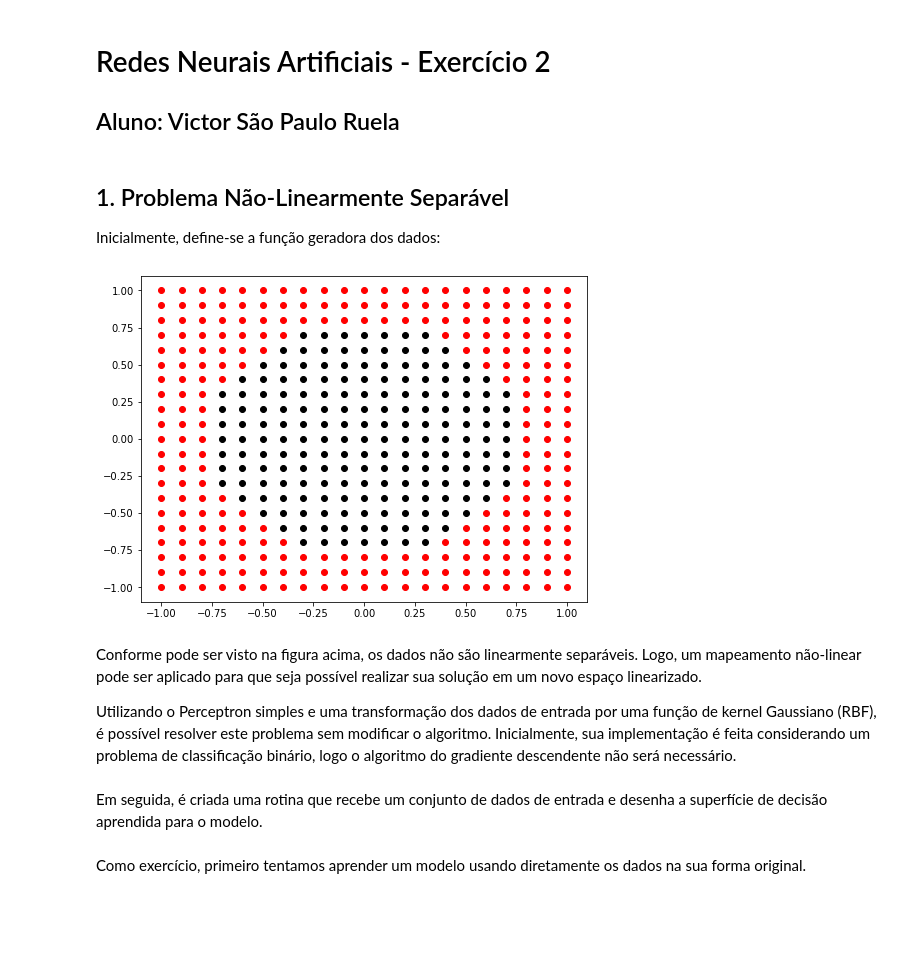
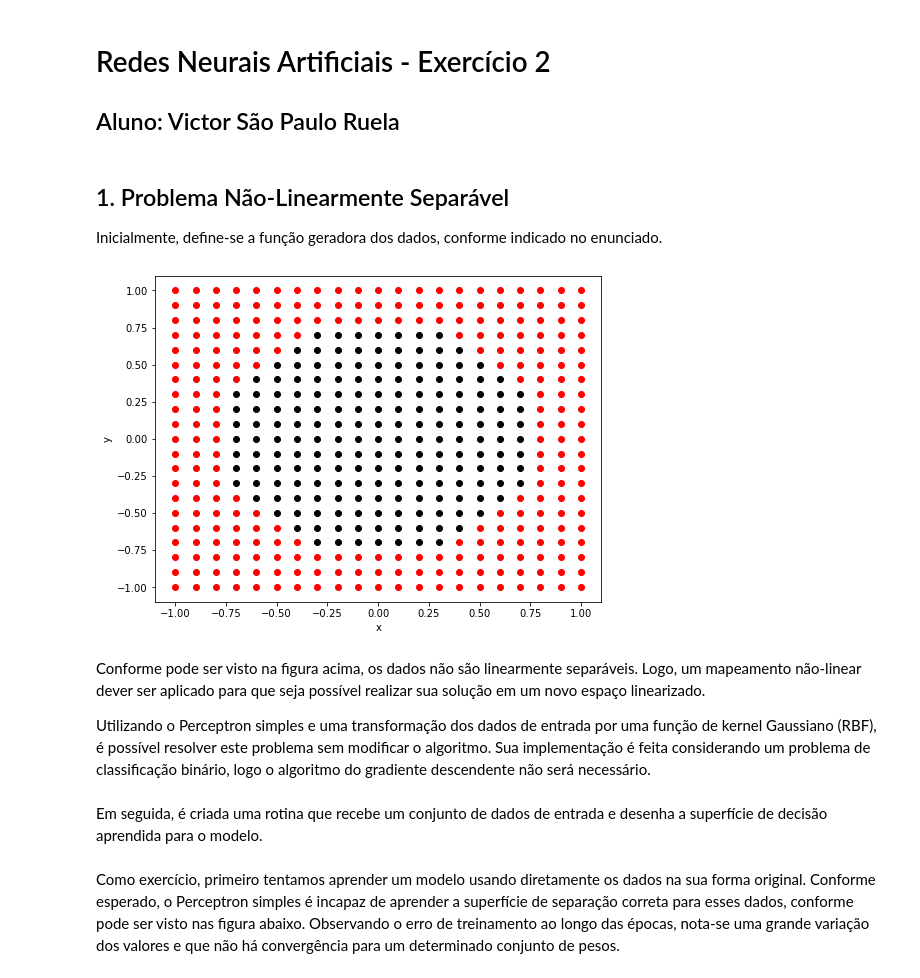
Before and after one commit to vicrsp/rna-ppgee, a Jupyter notebook: exercicios/ex2/solution.ipynb, the cells around one changed output. Cells and saved outputs as stored; diff of their text form; code cells hidden in the pictures; blank space fills up the shorter version.

```diff
--- a/exercicios/ex2/solution.ipynb
+++ b/exercicios/ex2/solution.ipynb
@@ -15,46 +17,47 @@ The autoreload extension is already loaded. To reload it, use:
 # %% [markdown]
 ## 1. Problema Não-Linearmente Separável
 
-Inicialmente, define-se a função geradora dos dados:
+Inicialmente, define-se a função geradora dos dados, conforme indicado no enunciado.
 # %%
 def func_circle(radius=0.6):
     x = np.arange(-1, 1 + 0.1, step=0.1)
     y = np.arange(-1, 1 + 0.1, step=0.1)
 
     xy = np.array([(xi, yi) for xi in x for yi in y])
 
     z = np.sum(xy ** 2, axis=1)
     z_class = 1 * (z > radius)
 
     df = pd.DataFrame()
     df['x'] = xy[:, 0]
     df['y'] = xy[:, 1]
     df['class'] = z_class.flatten()
 
     return df
 
 
 def plot_func(data):
     t_class0 = data['class'] == 0
     t_class1 = data['class'] == 1
 
     fig, ax = plt.subplots(figsize=(8,6))
 
-
     ax.scatter(data.loc[t_class0, 'x'],
                 data.loc[t_class0, 'y'], color='black')
     ax.scatter(data.loc[t_class1, 'x'], data.loc[t_class1, 'y'], color='red')
+    ax.set_xlabel('x')
+    ax.set_ylabel('y')
     return fig, ax
 
 data = func_circle()
 fig, _ = plot_func(data)
 fig.show()
 # %% [output]
-[figure, old version]
+[figure, new version]
 # %% [markdown]
-Conforme pode ser visto na figura acima, os dados não são linearmente separáveis. Logo, um mapeamento não-linear pode ser aplicado para que seja possível realizar sua solução em um novo espaço linearizado.
+Conforme pode ser visto na figura acima, os dados não são linearmente separáveis. Logo, um mapeamento não-linear dever ser aplicado para que seja possível realizar sua solução em um novo espaço linearizado.
 
-Utilizando o Perceptron simples e uma transformação dos dados de entrada por uma função de kernel Gaussiano (RBF), é possível resolver este problema sem modificar o algoritmo. Inicialmente, sua implementação é feita considerando um problema de classificação binário, logo o algoritmo do gradiente descendente não será necessário.
+Utilizando o Perceptron simples e uma transformação dos dados de entrada por uma função de kernel Gaussiano (RBF), é possível resolver este problema sem modificar o algoritmo. Sua implementação é feita considerando um problema de classificação binário, logo o algoritmo do gradiente descendente não será necessário.
 # %%
 # Implementação do perceptron simples para um problema de classificação binário
 class LinearPerceptron:
@@ -141,5 +156,5 @@ def plot_decision_boundary(data, kernel=None):
-# %% [markdown]
-Como exercício, primeiro tentamos aprender um modelo usando diretamente os dados na sua forma original.
+# %% [markdown]
+Como exercício, primeiro tentamos aprender um modelo usando diretamente os dados na sua forma original. Conforme esperado, o Perceptron simples é incapaz de aprender a superfície de separação correta para esses dados, conforme pode ser visto nas figura abaixo. Observando o erro de treinamento ao longo das épocas, nota-se uma grande variação dos valores e que não há convergência para um determinado conjunto de pesos.
 # %%
 # Linear perceptron
 plot_decision_boundary(data)
```
Also changed, not shown: parts of 12 cells of this notebook.
